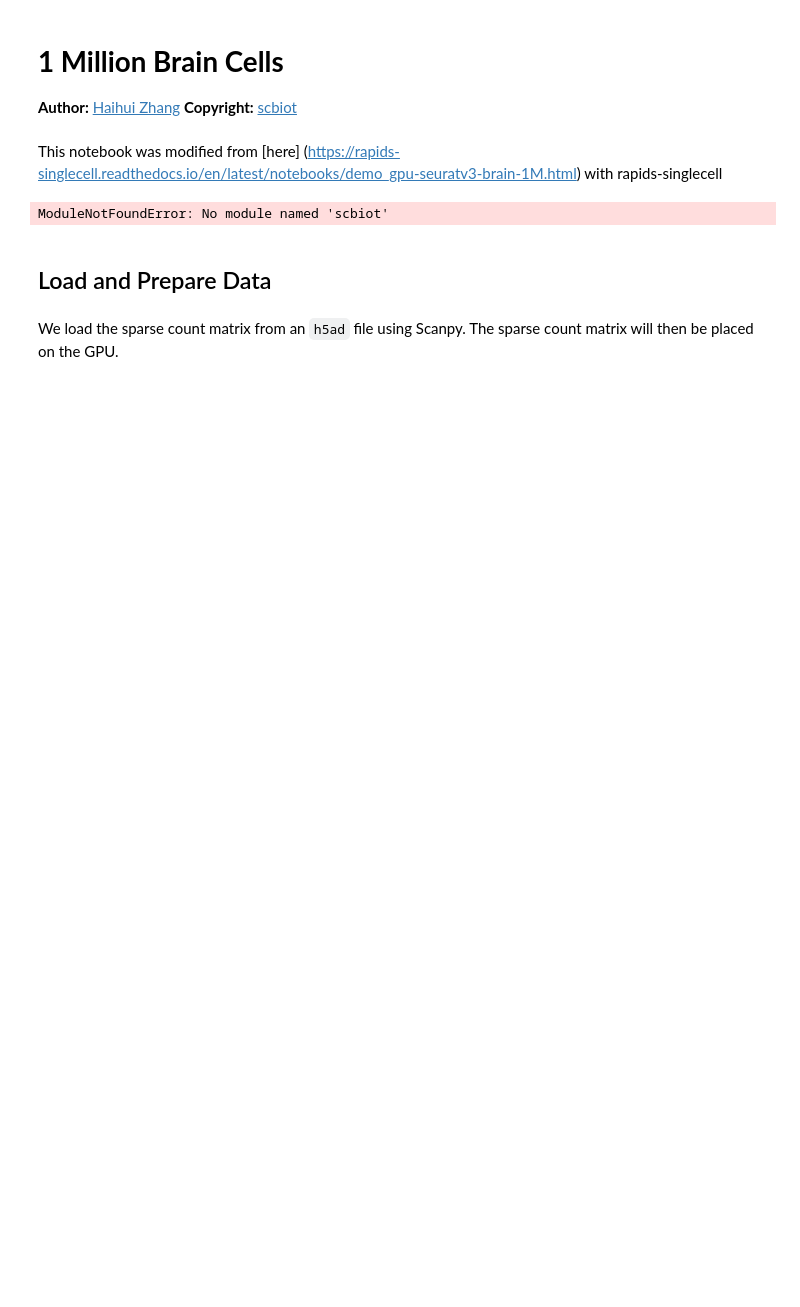
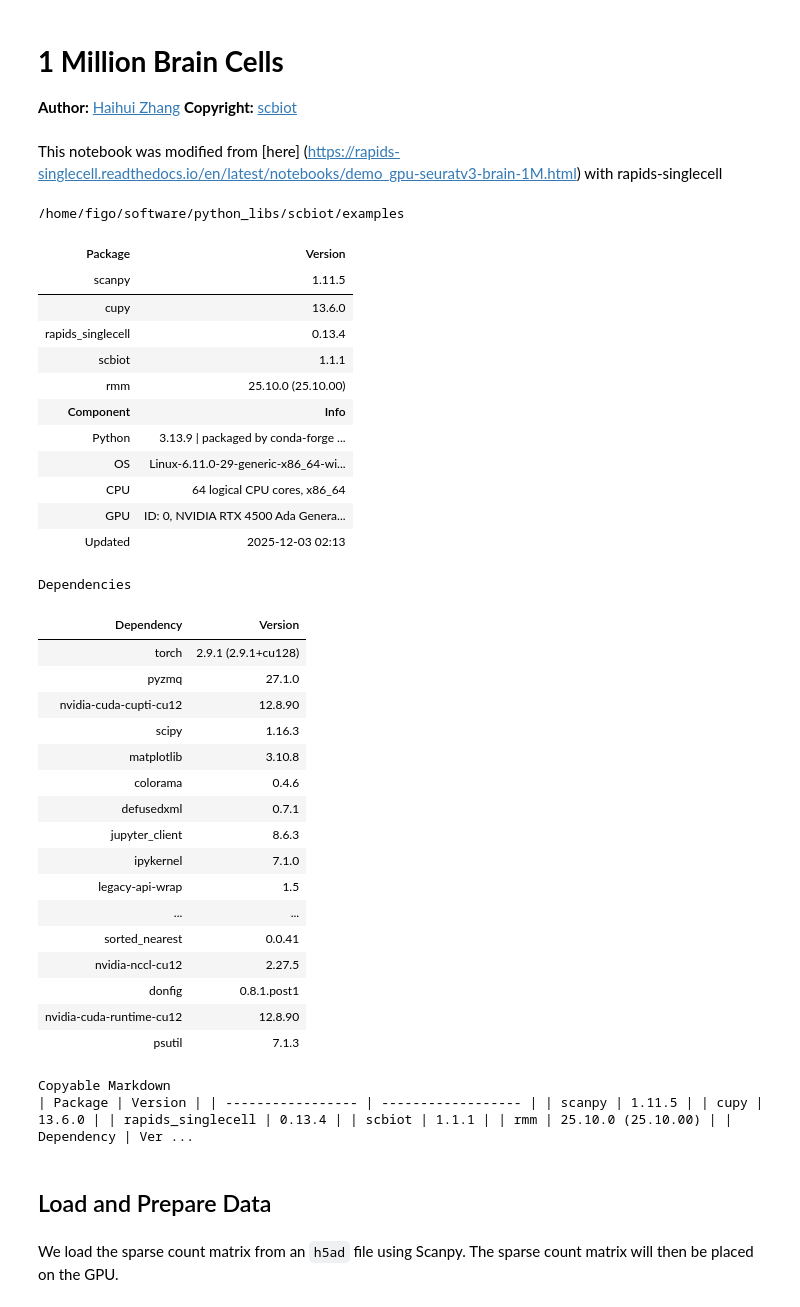
Before and after one commit to haihuilab/scbiot, a Jupyter notebook: examples/brain_1.3M_gpu_integration.ipynb, the cells around one changed output. Saved outputs shown, nothing was run; the diff lists cells and outputs as text; code cells hidden in the pictures; blank space fills up the shorter version.

```diff
--- a/examples/brain_1.3M_gpu_integration.ipynb
+++ b/examples/brain_1.3M_gpu_integration.ipynb
@@ -7,17 +7,55 @@ This notebook was modified from [here] (https://rapids-singlecell.readthedocs.io
 # %%
 import scanpy as sc
 import cupy as cp
 
 import time
+from pathlib import Path
 import rapids_singlecell as rsc
 
 import scbiot as scb
 
 import warnings
 
 warnings.filterwarnings("ignore")
+
+dir = Path.cwd()
+print(dir)
+
+sc.logging.print_header()
 # %% [output]
-ModuleNotFoundError: No module named 'scbiot'
+/home/figo/software/python_libs/scbiot/examples
+| Package | Version |
+| scanpy | 1.11.5 |
+| cupy | 13.6.0 |
+| rapids_singlecell | 0.13.4 |
+| scbiot | 1.1.1 |
+| rmm | 25.10.0 (25.10.00) |
+| Component | Info |
+| Python | 3.13.9 | packaged by conda-forge ... |
+| OS | Linux-6.11.0-29-generic-x86_64-wi... |
+| CPU | 64 logical CPU cores, x86_64 |
+| GPU | ID: 0, NVIDIA RTX 4500 Ada Genera... |
+| Updated | 2025-12-03 02:13 |
+Dependencies
+| Dependency | Version |
+| torch | 2.9.1 (2.9.1+cu128) |
+| pyzmq | 27.1.0 |
+| nvidia-cuda-cupti-cu12 | 12.8.90 |
+| scipy | 1.16.3 |
+| matplotlib | 3.10.8 |
+| colorama | 0.4.6 |
+| defusedxml | 0.7.1 |
+| jupyter_client | 8.6.3 |
+| ipykernel | 7.1.0 |
+| legacy-api-wrap | 1.5 |
+| ... | ... |
+| sorted_nearest | 0.0.41 |
+| nvidia-nccl-cu12 | 2.27.5 |
+| donfig | 0.8.1.post1 |
+| nvidia-cuda-runtime-cu12 | 12.8.90 |
+| psutil | 7.1.3 |
+Copyable Markdown
+| Package | Version | | ----------------- | ------------------ | | scanpy | 1.11.5 | | cupy | 13.6.0 | | rapids_singlecell | 0.13.4 | | scbiot | 1.1.1 | | rmm | 25.10.0 (25.10.00) | | Dependency | Ver ...
 # %%
 import rmm
 from rmm.allocators.cupy import rmm_cupy_allocator
```
Also changed, not shown: parts of 3 cells of this notebook, 6 other files.
